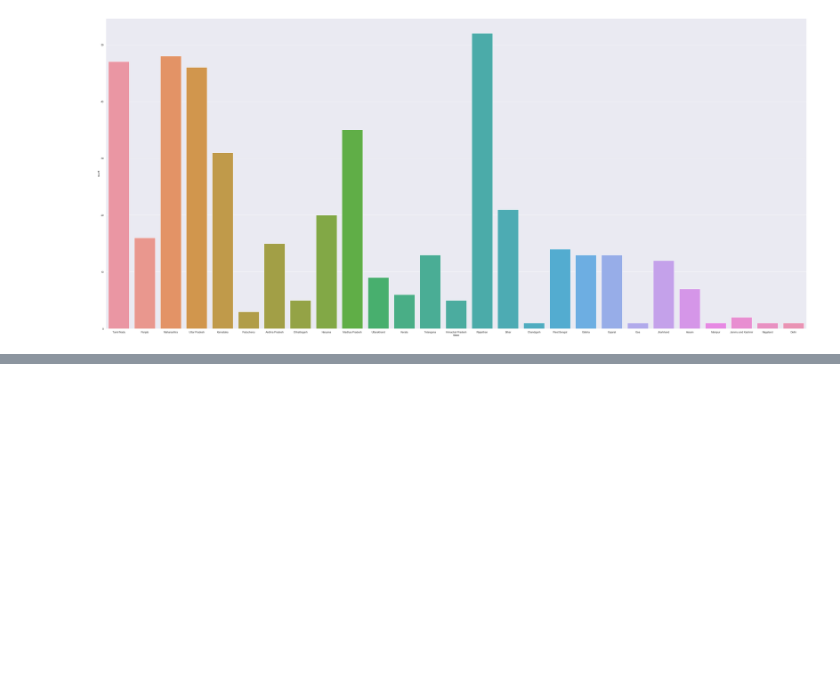
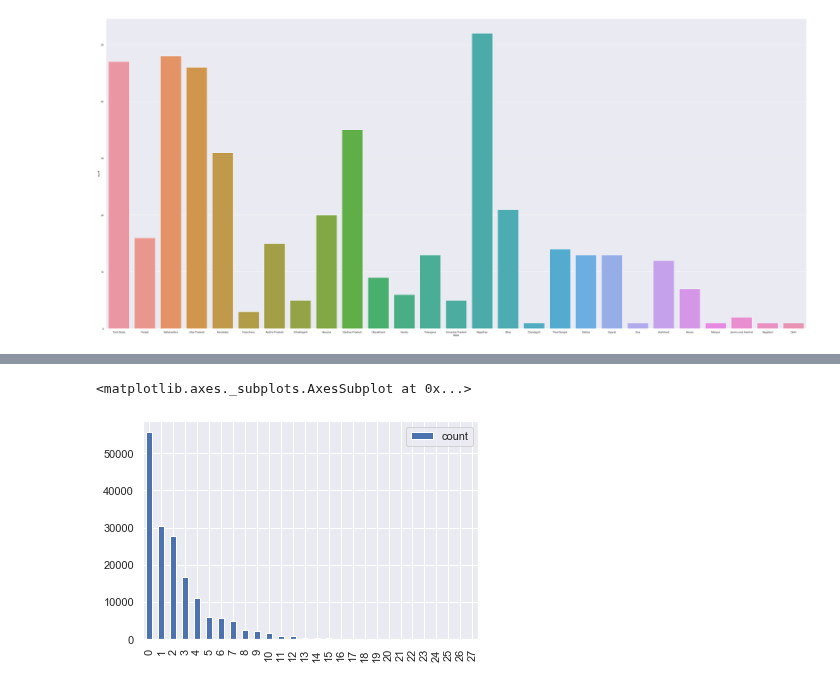
Before and after one commit to Tinya10/Mahindra-First-Choice, a Jupyter notebook: Mahindra_Finance_Use_Case.ipynb, the cells around one changed output, grey strips where cells are left out. Cells and saved outputs as stored; diff of their text form; code cells hidden in the pictures; blank space fills up the shorter version.

```diff
--- a/Mahindra_Finance_Use_Case.ipynb
+++ b/Mahindra_Finance_Use_Case.ipynb
@@ -448,0 +529,3 @@ ax = sns.countplot(x="State",data=Plant_Master)
+# %%
+df = Final_invoice[['CITY','State','Make','Model','Order Type']]
+df.head(5)
@@ -448,0 +548,3 @@ ax = sns.countplot(x="State",data=Plant_Master)
+# %%
+df = df.dropna()
+df.isnull().sum()
@@ -448,0 +608,7 @@ ax = sns.countplot(x="State",data=Plant_Master)
+# %%
+west_states=['Maharashtra','Gujarat','Dadra and Nagar Hav.','Daman and Diu','Goa','Rajasthan']
+filter2 = df["State"].isin(west_states)
+west_zone = df.loc[filter2]
+print(west_zone.head(10))
+print("----------------------------------------------------------------------------------------------------------")
+print(west_zone.State.unique())
@@ -448,0 +703,6 @@ ax = sns.countplot(x="State",data=Plant_Master)
+# %%
+z1 = pd.DataFrame(west_zone["Make"].value_counts(ascending=False))
+z1 = z1.rename(columns={'Make':'count'})
+z1 = z1.reset_index()
+z1 = z1.rename(columns={'index':'Car Name'})
+z1
@@ -448,0 +727,5 @@ ax = sns.countplot(x="State",data=Plant_Master)
+# %%
+z1.plot(kind='bar')
+# %% [output]
+<matplotlib.axes._subplots.AxesSubplot at 0x...>
+[figure, added]
```
Also changed, not shown: parts of 46 cells of this notebook.
